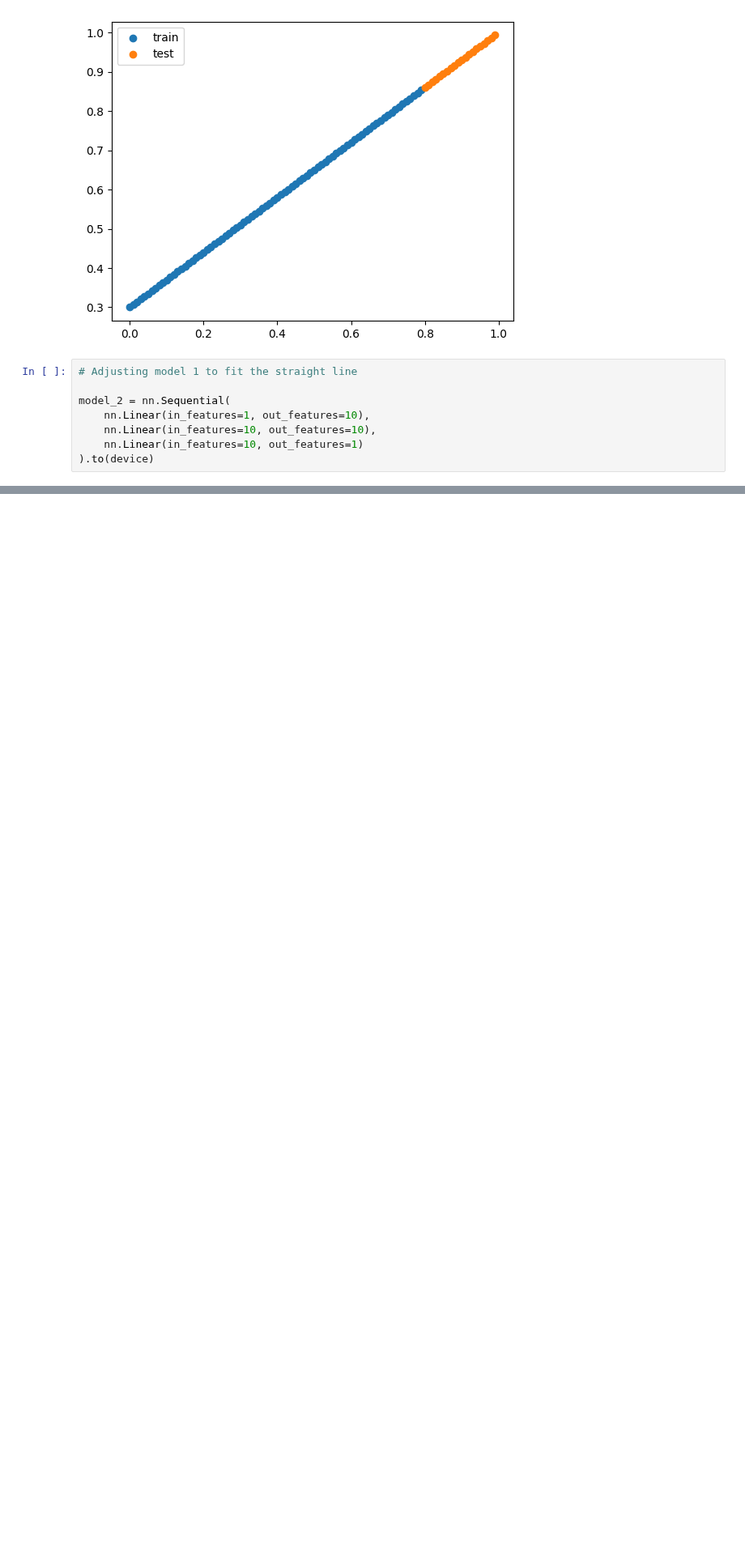
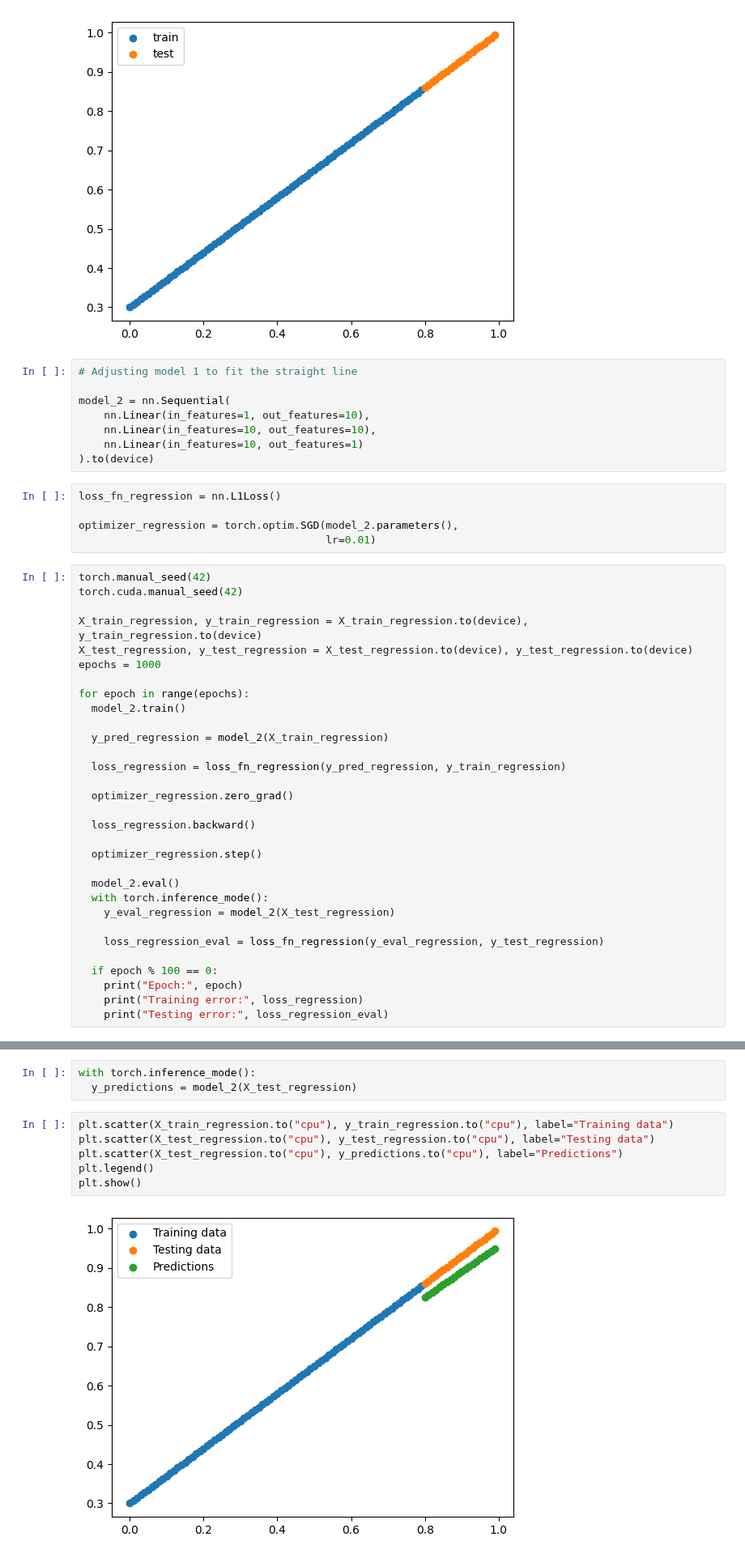
Before and after one commit to ShriVarshaan/pytorch-learning-log, a Jupyter notebook: neural_network_classification.ipynb, the cells around one changed output, grey strips where cells are left out. Shown at 81% size. Drawn from its saved outputs; the diff is of its cells as text; blank space fills up the shorter version.

Commit message:
predicting regression values using our new model

```diff
--- a/neural_network_classification.ipynb
+++ b/neural_network_classification.ipynb
@@ -590,3 +590,39 @@ model_2 = nn.Sequential(
     nn.Linear(in_features=10, out_features=10),
     nn.Linear(in_features=10, out_features=1)
 ).to(device)
+# %%
+loss_fn_regression = nn.L1Loss()
+
+optimizer_regression = torch.optim.SGD(model_2.parameters(),
+                                       lr=0.01)
+# %%
+torch.manual_seed(42)
+torch.cuda.manual_seed(42)
+
+X_train_regression, y_train_regression = X_train_regression.to(device), y_train_regression.to(device)
+X_test_regression, y_test_regression = X_test_regression.to(device), y_test_regression.to(device)
+epochs = 1000
+
+for epoch in range(epochs):
+  model_2.train()
+
+  y_pred_regression = model_2(X_train_regression)
+
+  loss_regression = loss_fn_regression(y_pred_regression, y_train_regression)
+
+  optimizer_regression.zero_grad()
+
+  loss_regression.backward()
+
+  optimizer_regression.step()
+
+  model_2.eval()
+  with torch.inference_mode():
+    y_eval_regression = model_2(X_test_regression)
+
+    loss_regression_eval = loss_fn_regression(y_eval_regression, y_test_regression)
+
+  if epoch % 100 == 0:
+    print("Epoch:", epoch)
+    print("Training error:", loss_regression)
+    print("Testing error:", loss_regression_eval)
@@ -592,0 +647,11 @@ model_2 = nn.Sequential(
+# %%
+with torch.inference_mode():
+  y_predictions = model_2(X_test_regression)
+# %%
+plt.scatter(X_train_regression.to("cpu"), y_train_regression.to("cpu"), label="Training data")
+plt.scatter(X_test_regression.to("cpu"), y_test_regression.to("cpu"), label="Testing data")
+plt.scatter(X_test_regression.to("cpu"), y_predictions.to("cpu"), label="Predictions")
+plt.legend()
+plt.show()
+# %% [output]
+[figure, added]
```
Also changed, not shown: parts of 2 cells of this notebook.
